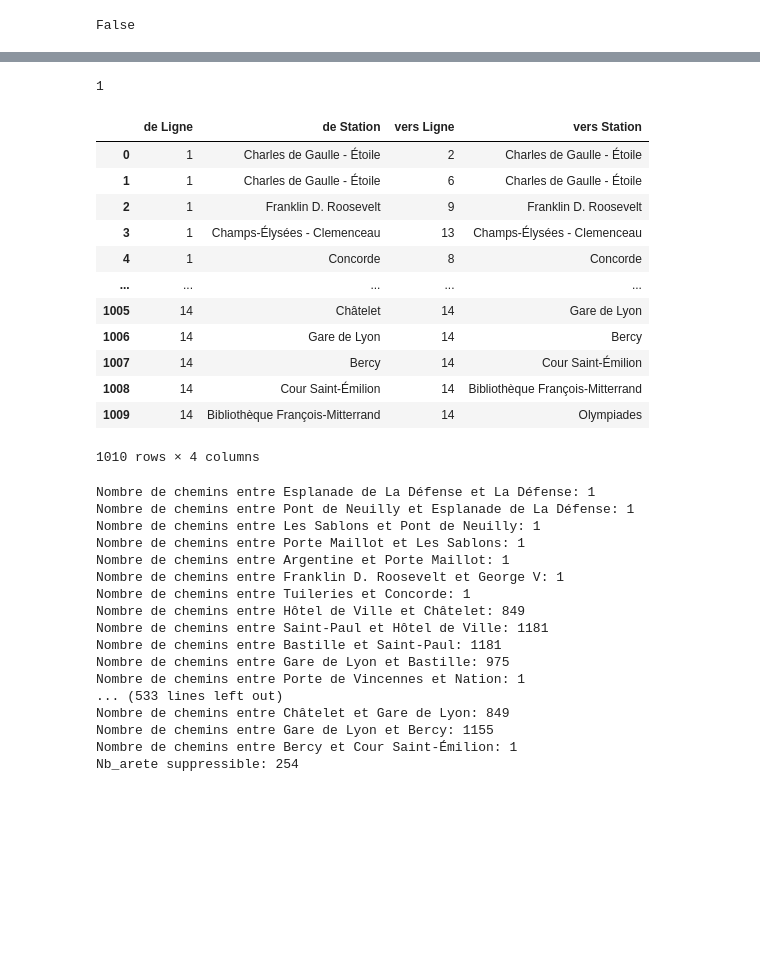
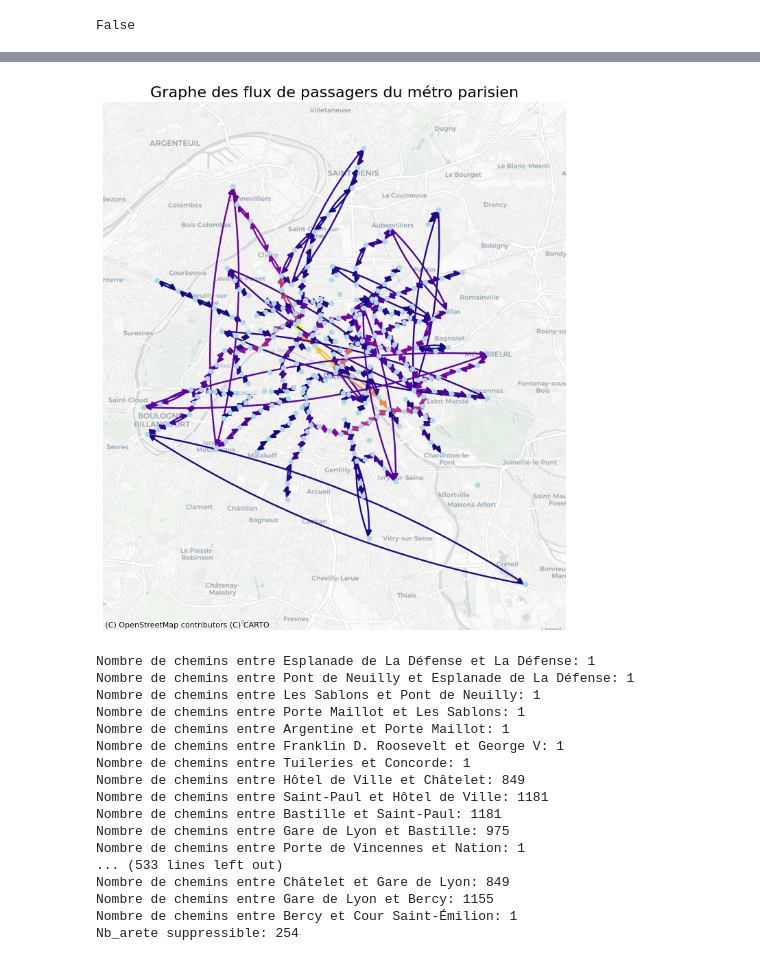
Before and after one commit to marcodamecourt/data_chall_alstom, a Jupyter notebook: data_chhall.ipynb, the cells around one changed output, grey strips where cells are left out. Cells and saved outputs as stored; diff of their text form; code cells hidden in the pictures; blank space fills up the shorter version.

```diff
--- a/data_chhall.ipynb
+++ b/data_chhall.ipynb
@@ -226,0 +358,32 @@ afficher_graph(G_metro)
+# %%
+"""
+# Exemple d'utilisation
+if __name__ == "__main__":
+
+
+    donnees = list(passagers_filtre[['de', 'vers', 'nombre']].itertuples(index=False, name=None))
+
+    # Calcul des flux
+    flux_noeuds, flux_aretes = calculer_flux_passagers(G_metro, donnees)
+
+    # Afficher les résultats
+    #print("Flux par nœud :")
+    #for noeud, flux in flux_noeuds.items():
+    #    print(f"{noeud} : {flux}")
+#
+    #print("\nFlux par arête :")
+    #for arete, flux in flux_aretes.items():
+    #    print(f"{arete} : {flux}")
+
+# Convertir les résultats en DataFrame
+flux_noeuds_df = pd.DataFrame(list(flux_noeuds.items()), columns=['Noeud', 'Flux'])
+flux_aretes_df = pd.DataFrame(list(flux_aretes.items()), columns=['Arete', 'Flux'])
+
+# Ajouter des colonnes pour les nœuds de départ et d'arrivée dans le DataFrame des arêtes
+flux_aretes_df[['Noeud_depart', 'Noeud_arrivee']] = pd.DataFrame(flux_aretes_df['Arete'].tolist(), index=flux_aretes_df.index)
+flux_aretes_df = flux_aretes_df.drop(columns=['Arete'])
+
+# Enregistrer les DataFrames dans des fichiers CSV
+flux_noeuds_df.to_csv("flux_par_noeud.csv", index=False, encoding="utf-8")
+flux_aretes_df.to_csv("flux_par_arete.csv", index=False, encoding="utf-8")
+"""
@@ -227,29 +484,13 @@ afficher_graph(G_metro)
+# %%
+graph_flux(flux_aretes_df, position_gps)
+# %% [output]
+[figure, added]
 # %%
 def nombre_chemin(station1,station2, G):
     # Trouver tous les chemins entre Station_A et Station_F
     all_paths = list(nx.all_simple_paths(G, source=station1, target=station2))
     # Afficher les chemins avec des nformations détaillées
     return (len(all_paths))
-# %%
-nombre_chemin('Concorde','Invalides',G_metro)
-# %% [output]
-1
-# %%
-plan_metro
-# %% [output]
-|  | de Ligne | de Station | vers Ligne | vers Station |
-| 0 | 1 | Charles de Gaulle - Étoile | 2 | Charles de Gaulle - Étoile |
-| 1 | 1 | Charles de Gaulle - Étoile | 6 | Charles de Gaulle - Étoile |
-| 2 | 1 | Franklin D. Roosevelt | 9 | Franklin D. Roosevelt |
-| 3 | 1 | Champs-Élysées - Clemenceau | 13 | Champs-Élysées - Clemenceau |
-| 4 | 1 | Concorde | 8 | Concorde |
-| ... | ... | ... | ... | ... |
-| 1005 | 14 | Châtelet | 14 | Gare de Lyon |
-| 1006 | 14 | Gare de Lyon | 14 | Bercy |
-| 1007 | 14 | Bercy | 14 | Cour Saint-Émilion |
-| 1008 | 14 | Cour Saint-Émilion | 14 | Bibliothèque François-Mitterrand |
-| 1009 | 14 | Bibliothèque François-Mitterrand | 14 | Olympiades |
-1010 rows × 4 columns
 # %%
 df_ligne_insuppressible = pd.DataFrame(columns=['de Ligne','de Station', 'vers Ligne', 'vers Station'])
 df_ligne_suppressible = pd.DataFrame(columns=['de Ligne','de Station', 'vers Ligne', 'vers Station'])
```
Also changed, not shown: parts of 22 cells of this notebook, 4 other files.
